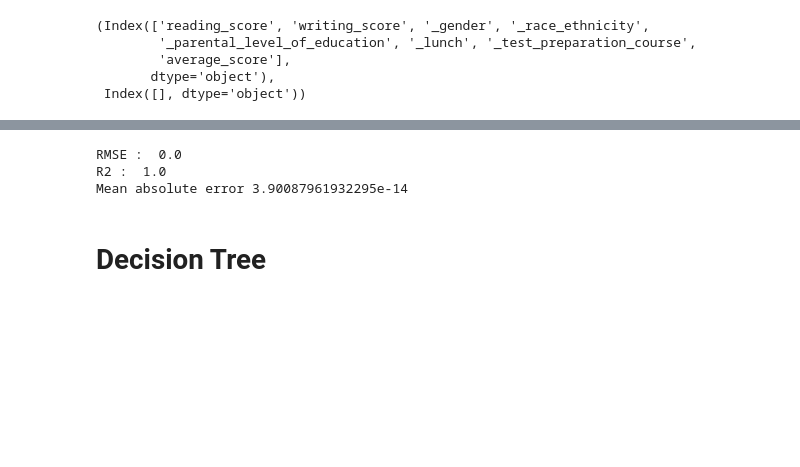
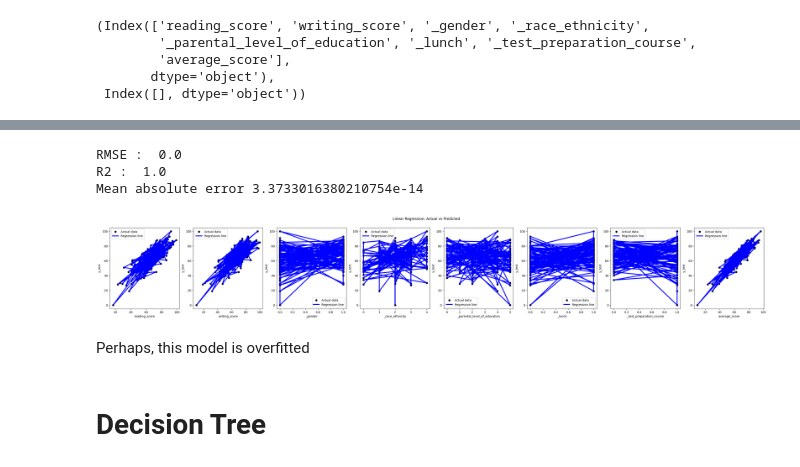
Before and after one commit to wiktor1468/StudentsStudyPerformance, a Jupyter notebook: StudentsStudyPerformance.ipynb, the cells around one changed output, grey strips where cells are left out. Cells and saved outputs as stored; diff of their text form; code cells hidden in the pictures; blank space fills up the shorter version.

```diff
--- a/StudentsStudyPerformance.ipynb
+++ b/StudentsStudyPerformance.ipynb
@@ -683,31 +794,50 @@ metrics = [] #to store the data
 # %%
 from sklearn.linear_model import LinearRegression
 
 lr = LinearRegression()
 lr.fit(X_train, y_train) #calculate the optimal values of the weights 𝑏₀ and 𝑏₁
 
 y_predict = lr.predict(X_test)
 
 rmse_lr = np.sqrt(mean_squared_error(y_test, y_predict))
 r2_lr = r2_score(y_test, y_predict)
 mae_lr =  mean_absolute_error(y_test, y_predict)
 
 
 print("RMSE : ",round(rmse_lr,5) ) #(mean expexted difference  pomiedzy beetwen predicted and real value)
 print("R2 : ",r2_lr ) #coefficient of determination, tells which amount of variation in 𝑦 can be explained by the dependence on 𝐱
 print('Mean absolute error',mae_lr) #typical absolute discrepancies between a dataset’s actual values and projected values
 
 # Append the metrics to the list
 metrics.append({
     'Model': 'LinearRegression',
     'RMSE': rmse_lr,
     'R2': r2_lr,
     'MAE': mae_lr
 })
+
+
+# Plotting each feature against y_test
+num_features = X_test.shape[1]
+fig, axs = plt.subplots(1, num_features, figsize=(5 * num_features, 5))
+
+for i in range(num_features):
+    feature_name = X_test.columns[i]
+    axs[i].scatter(X_test[feature_name], y_test, color="black", label="Actual data")
+    axs[i].plot(X_test[feature_name], y_predict, color="blue", linewidth=3, label="Regression line")
+    axs[i].set_xlabel(feature_name)
+    axs[i].set_ylabel("y_test")
+    axs[i].legend()
+
+plt.suptitle("Linear Regression: Actual vs Predicted")
+plt.show()
 # %% [output]
 RMSE :  0.0
 R2 :  1.0
-Mean absolute error 3.90087961932295e-14
+Mean absolute error 3.3733016380210754e-14
+[figure, added]
+# %% [markdown]
+Perhaps, this model is overfitted
 # %% [markdown]
 # Decision Tree
 # %%
```
Also changed, not shown: parts of 15 cells of this notebook.
